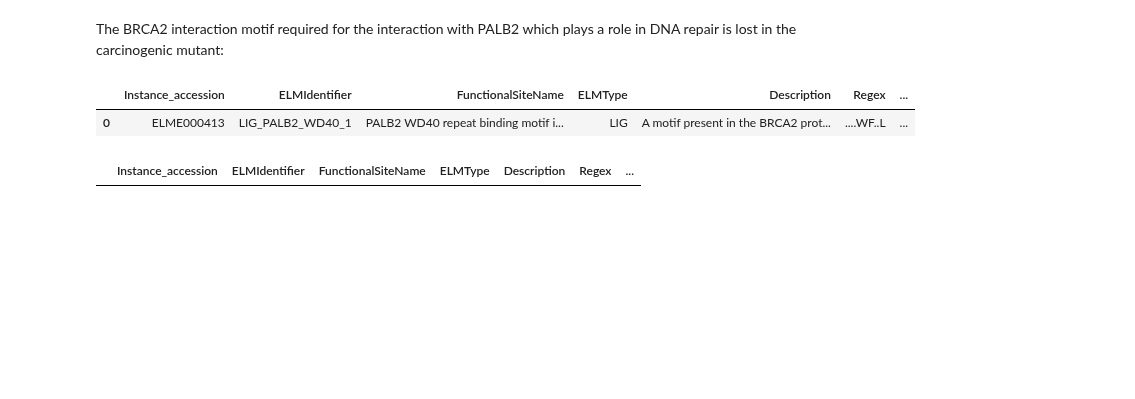
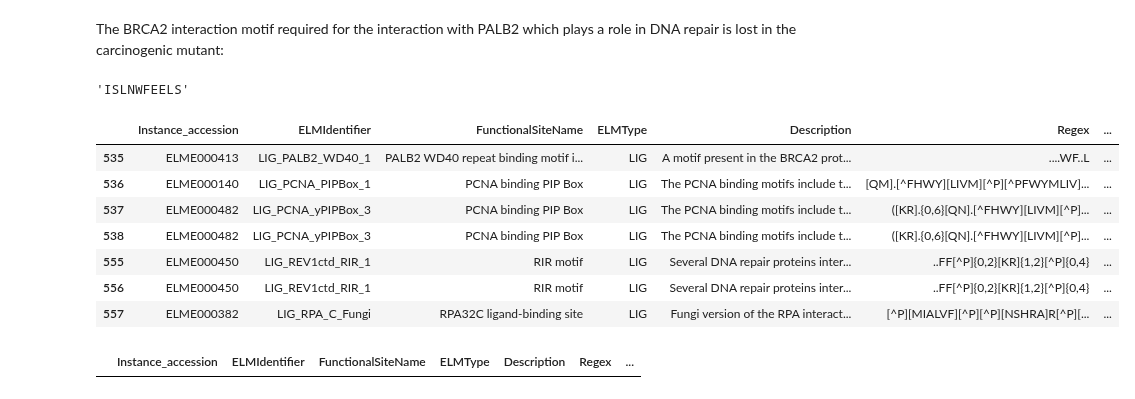
Before and after one commit to pachterlab/gget_examples, a Jupyter notebook: gget_elm_BRCA2_example.ipynb, the cells around one changed output. Cells and saved outputs as stored; diff of their text form; code cells hidden in the pictures; blank space fills up the shorter version.

```diff
--- a/gget_elm_BRCA2_example.ipynb
+++ b/gget_elm_BRCA2_example.ipynb
@@ -74,12 +72,24 @@ The BRCA2 interaction motif required for the interaction with PALB2 which plays
 # Do not truncate data frames
 import pandas as pd
 pd.set_option('display.max_colwidth', None)
+# %%
+# start and end returned now: 26 35 of wt
+# ISLNWFEEL
+wt_brca2[26:36]
+# %% [output]
+'ISLNWFEELS'
 # %%
-# Show wildtype interactions domains involved in DNA repair
-wt_regex[wt_regex["Description"].str.contains("DNA double strand breaks and repair")]
+# Show wildtype interaction motifs involved in DNA repair
+wt_regex[wt_regex["Description"].str.contains("repair")]
 # %% [output]
 |  | Instance_accession | ELMIdentifier | FunctionalSiteName | ELMType | Description | Regex | ... |
-| 0 | ELME000413 | LIG_PALB2_WD40_1 | PALB2 WD40 repeat binding motif i... | LIG | A motif present in the BRCA2 prot... | ....WF..L | ... |
+| 535 | ELME000413 | LIG_PALB2_WD40_1 | PALB2 WD40 repeat binding motif i... | LIG | A motif present in the BRCA2 prot... | ....WF..L | ... |
+| 536 | ELME000140 | LIG_PCNA_PIPBox_1 | PCNA binding PIP Box | LIG | The PCNA binding motifs include t... | [QM].[^FHWY][LIVM][^P][^PFWYMLIV]... | ... |
+| 537 | ELME000482 | LIG_PCNA_yPIPBox_3 | PCNA binding PIP Box | LIG | The PCNA binding motifs include t... | ([KR].{0,6}[QN].[^FHWY][LIVM][^P]... | ... |
+| 538 | ELME000482 | LIG_PCNA_yPIPBox_3 | PCNA binding PIP Box | LIG | The PCNA binding motifs include t... | ([KR].{0,6}[QN].[^FHWY][LIVM][^P]... | ... |
+| 555 | ELME000450 | LIG_REV1ctd_RIR_1 | RIR motif | LIG | Several DNA repair proteins inter... | ..FF[^P]{0,2}[KR]{1,2}[^P]{0,4} | ... |
+| 556 | ELME000450 | LIG_REV1ctd_RIR_1 | RIR motif | LIG | Several DNA repair proteins inter... | ..FF[^P]{0,2}[KR]{1,2}[^P]{0,4} | ... |
+| 557 | ELME000382 | LIG_RPA_C_Fungi | RPA32C ligand-binding site | LIG | Fungi version of the RPA interact... | [^P][MIALVF][^P][^P][NSHRA]R[^P][... | ... |
 # %%
 # These motifs are lost in the mutant sequence
 mutant_regex[mutant_regex["Description"].str.contains("DNA double strand breaks and repair")]
```
Also changed, not shown: parts of 7 cells of this notebook.
